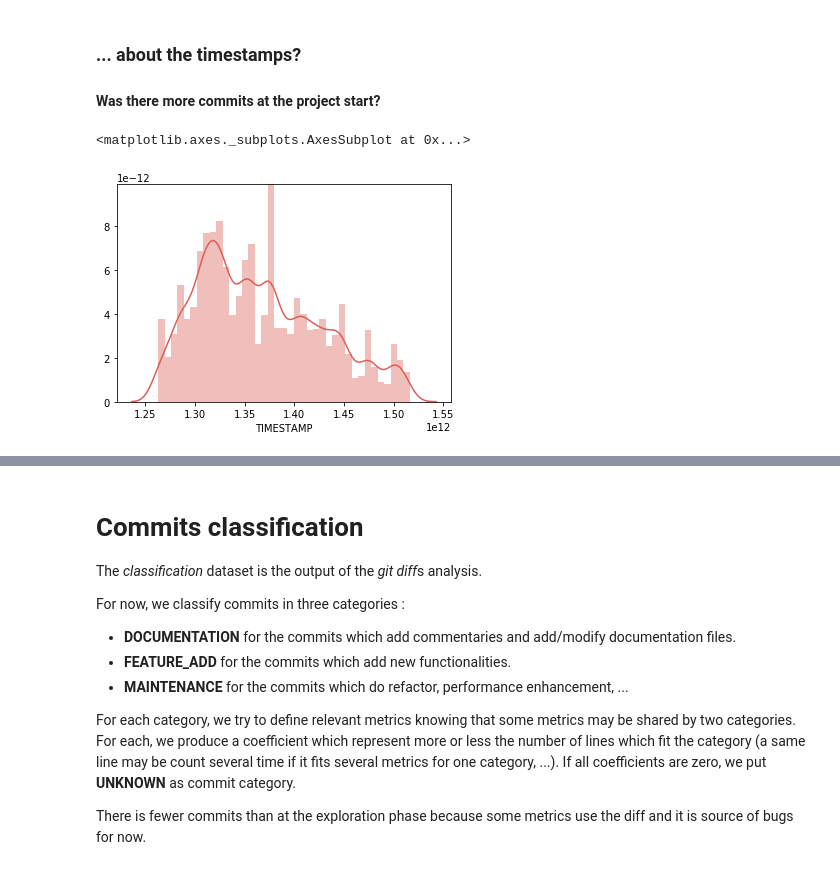
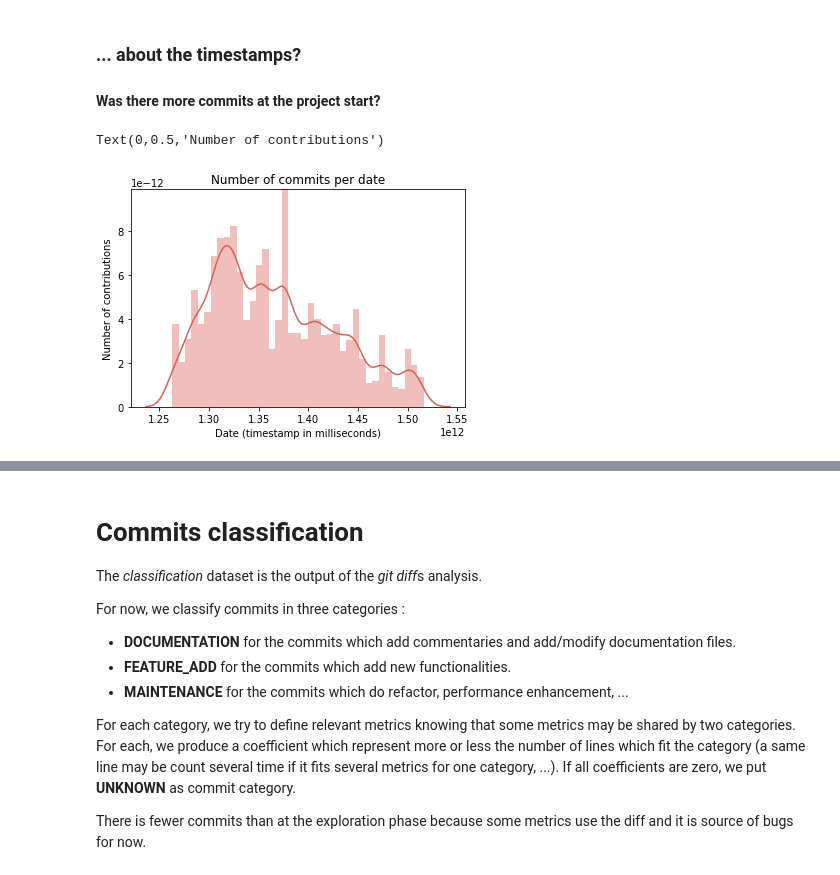
Before and after one commit to AntoineAube/commit-classification, a Jupyter notebook: study-report.ipynb, the cells around one changed output, grey strips where cells are left out. Saved outputs shown, nothing was run; the diff lists cells and outputs as text; code cells hidden in the pictures.

```diff
--- a/Commit classification.ipynb
+++ b/study-report.ipynb
@@ -115,8 +115,11 @@ sns.jointplot(x = 'TIMESTAMP', y = 'MODIFICATIONS_COUNT', data = exploration);
 ### ... about the timestamps?
 
 #### Was there more commits at the project start?
-# %%
-sns.distplot(exploration['TIMESTAMP'])
-# %% [output]
-<matplotlib.axes._subplots.AxesSubplot at 0x...>
-[figure, removed]
+# %%
+sns.distplot(exploration['TIMESTAMP'])
+plt.title('Number of commits per date')
+plt.xlabel('Date (timestamp in milliseconds)')
+plt.ylabel('Number of contributions')
+# %% [output]
+Text(0,0.5,'Number of contributions')
+[figure, added]
```
Also changed, not shown: parts of 2 cells of this notebook, 22 other files.
